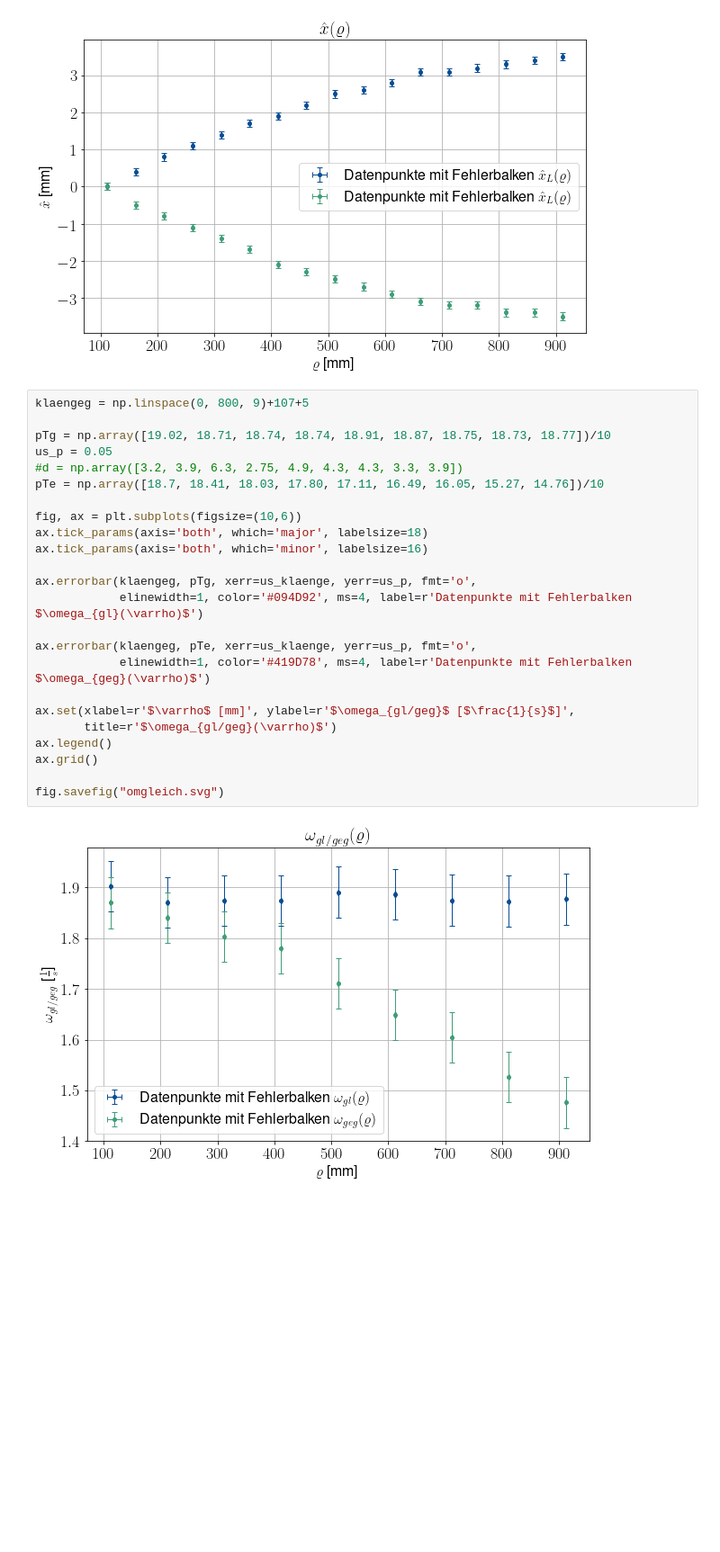
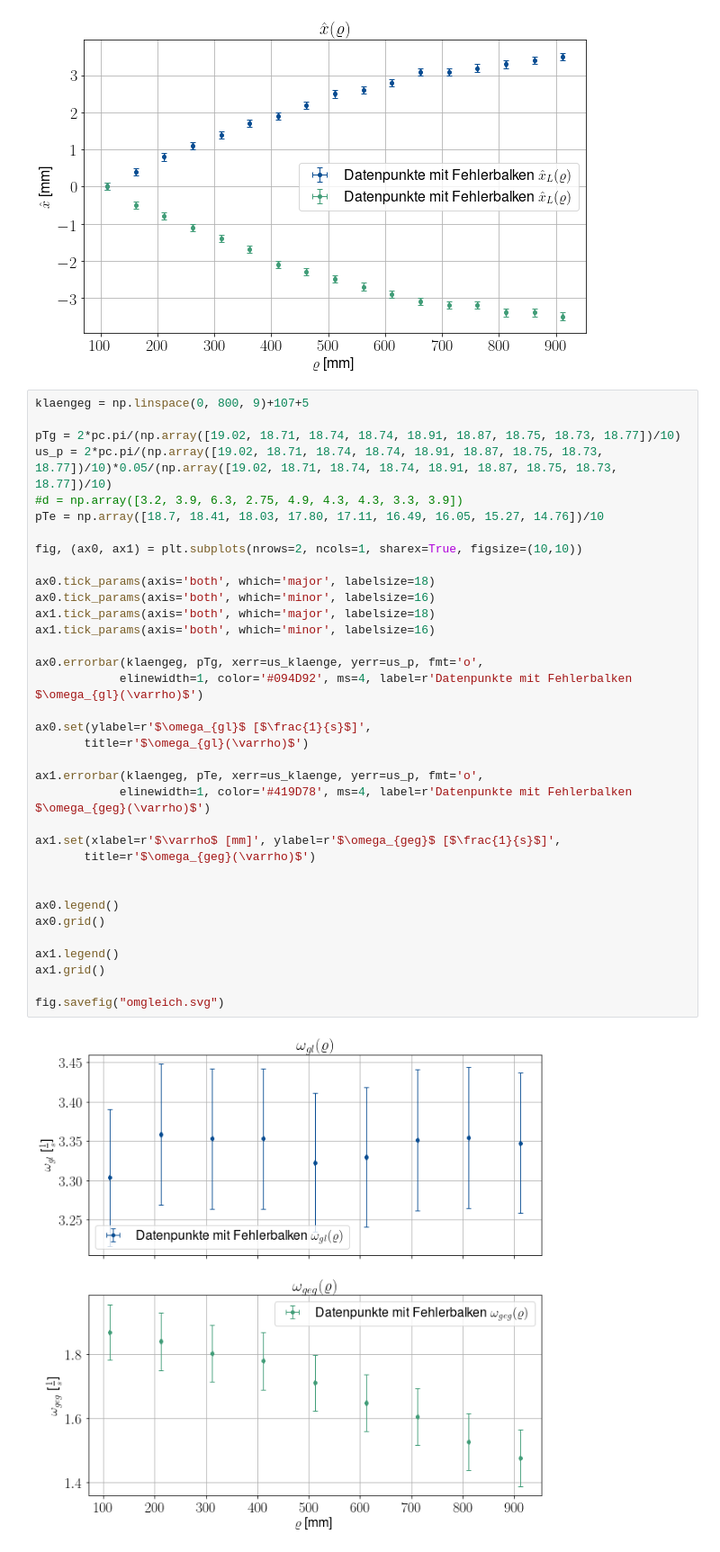
Before and after one commit to AP1ACC/V1, a Jupyter notebook: V19/Useful code.ipynb, the cells around one changed output. Shown: that part at 90% size. Saved outputs shown, nothing was run; the diff lists cells and outputs as text; blank space fills up the shorter version.

```diff
--- a/V19/Useful code.ipynb
+++ b/V19/Useful code.ipynb
@@ -236,28 +236,39 @@ fig.savefig("x(rho).svg")
 # %%
 klaengeg = np.linspace(0, 800, 9)+107+5
 
-pTg = np.array([19.02, 18.71, 18.74, 18.74, 18.91, 18.87, 18.75, 18.73, 18.77])/10
-us_p = 0.05
+pTg = 2*pc.pi/(np.array([19.02, 18.71, 18.74, 18.74, 18.91, 18.87, 18.75, 18.73, 18.77])/10)
+us_p = 2*pc.pi/(np.array([19.02, 18.71, 18.74, 18.74, 18.91, 18.87, 18.75, 18.73, 18.77])/10)*0.05/(np.array([19.02, 18.71, 18.74, 18.74, 18.91, 18.87, 18.75, 18.73, 18.77])/10)
 #d = np.array([3.2, 3.9, 6.3, 2.75, 4.9, 4.3, 4.3, 3.3, 3.9])
 pTe = np.array([18.7, 18.41, 18.03, 17.80, 17.11, 16.49, 16.05, 15.27, 14.76])/10
 
-fig, ax = plt.subplots(figsize=(10,6))
-ax.tick_params(axis='both', which='major', labelsize=18)
-ax.tick_params(axis='both', which='minor', labelsize=16)
+fig, (ax0, ax1) = plt.subplots(nrows=2, ncols=1, sharex=True, figsize=(10,10))
 
-ax.errorbar(klaengeg, pTg, xerr=us_klaenge, yerr=us_p, fmt='o',
+ax0.tick_params(axis='both', which='major', labelsize=18)
+ax0.tick_params(axis='both', which='minor', labelsize=16)
+ax1.tick_params(axis='both', which='major', labelsize=18)
+ax1.tick_params(axis='both', which='minor', labelsize=16)
+
+ax0.errorbar(klaengeg, pTg, xerr=us_klaenge, yerr=us_p, fmt='o',
             elinewidth=1, color='#094D92', ms=4, label=r'Datenpunkte mit Fehlerbalken $\omega_{gl}(\varrho)$')
 
-ax.errorbar(klaengeg, pTe, xerr=us_klaenge, yerr=us_p, fmt='o',
+ax0.set(ylabel=r'$\omega_{gl}$ [$\frac{1}{s}$]',
+       title=r'$\omega_{gl}(\varrho)$')
+
+ax1.errorbar(klaengeg, pTe, xerr=us_klaenge, yerr=us_p, fmt='o',
             elinewidth=1, color='#419D78', ms=4, label=r'Datenpunkte mit Fehlerbalken $\omega_{geg}(\varrho)$')
 
-ax.set(xlabel=r'$\varrho$ [mm]', ylabel=r'$\omega_{gl/geg}$ [$\frac{1}{s}$]',
-       title=r'$\omega_{gl/geg}(\varrho)$')
-ax.legend()
-ax.grid()
+ax1.set(xlabel=r'$\varrho$ [mm]', ylabel=r'$\omega_{geg}$ [$\frac{1}{s}$]',
+       title=r'$\omega_{geg}(\varrho)$')
+
+
+ax0.legend()
+ax0.grid()
+
+ax1.legend()
+ax1.grid()
 
 fig.savefig("omgleich.svg")
 # %% [output]
-[figure, old version]
+[figure, new version]
 # %%
 #Kopplungs
```
Also changed, not shown: parts of 1 cell of this notebook, 2 other files.
